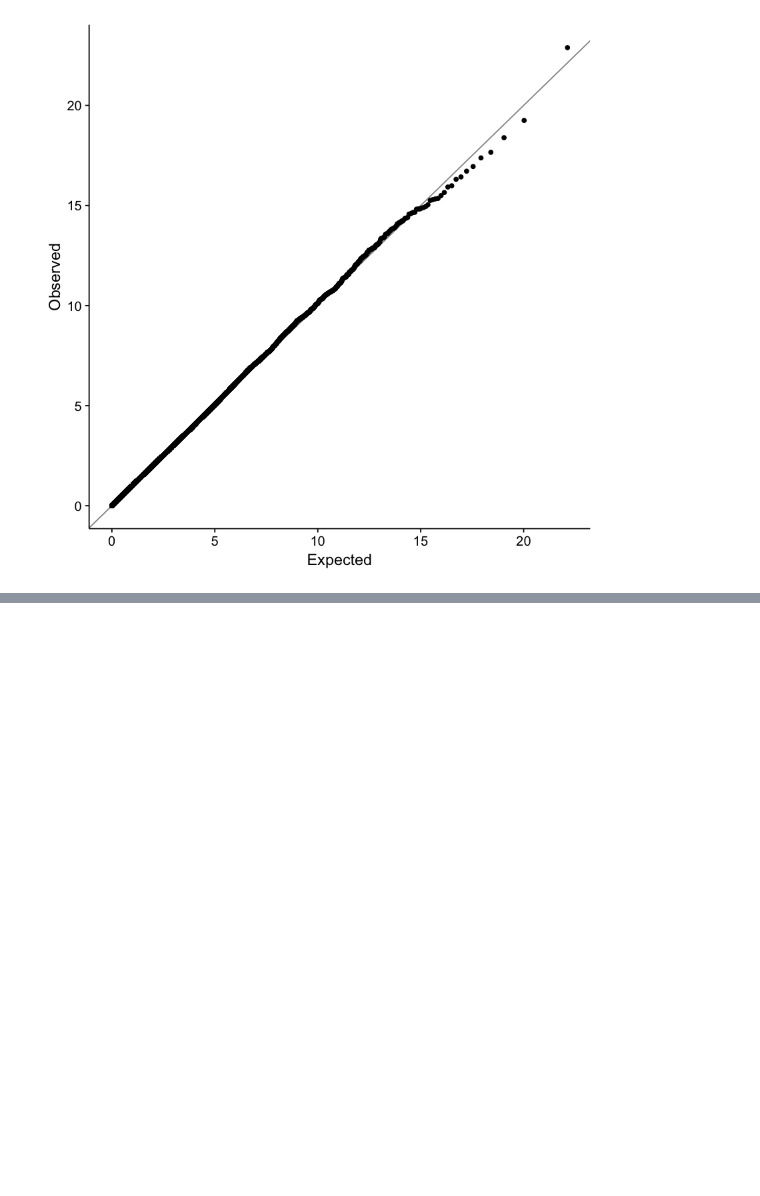
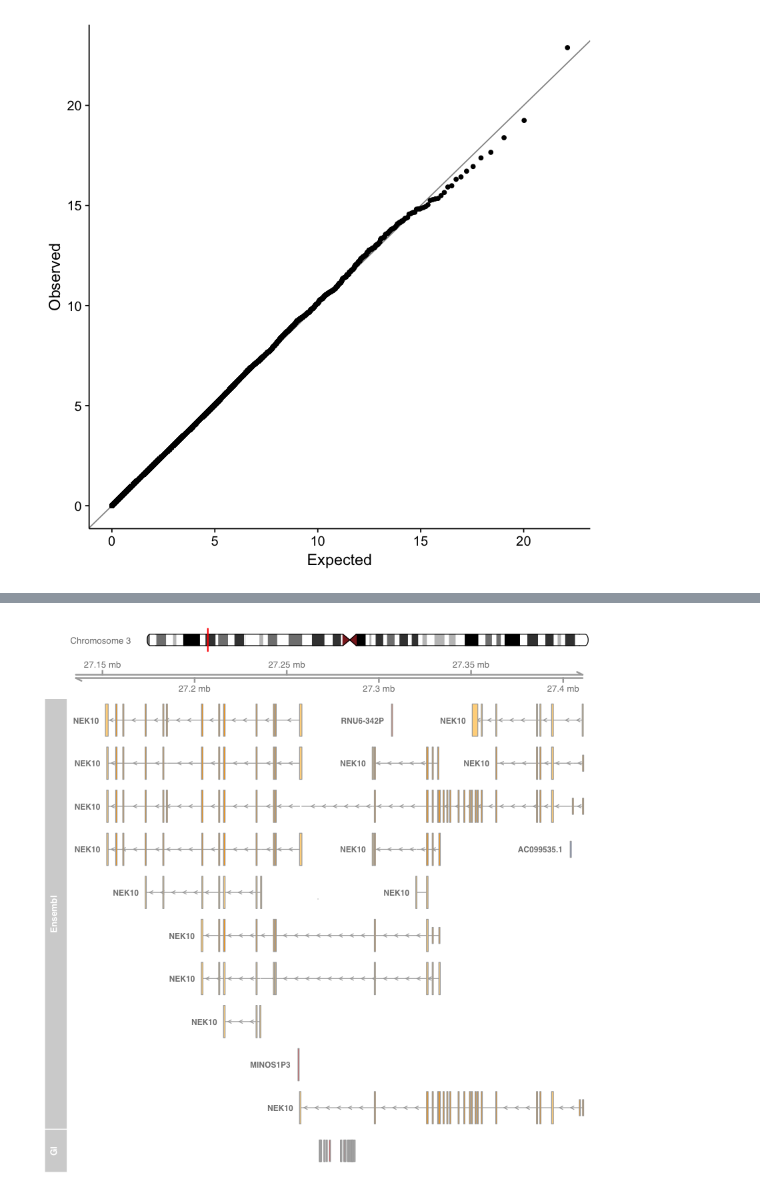
Before and after one commit to hclimente/genewa, a Jupyter notebook: logbook/genesis_exploration_1.ipynb, the cells around one changed output, grey strips where cells are left out. Saved outputs shown, nothing was run; the diff lists cells and outputs as text; code cells hidden in the pictures; blank space fills up the shorter version.

```diff
--- a/logbook/genesis_exploration_1.ipynb
+++ b/logbook/genesis_exploration_1.ipynb
@@ -119,0 +207,19 @@ ggplot(as.data.frame(chi2), aes(sample = chi2)) +
+# %%
+mapN10 <- map %>%
+        filter(chr != 10)
+
+giTrack <- getSnpTrack(mapN10, mapN10$gi, "GI")
+
+itrack <- IdeogramTrack(genome = genome(giTrack), chromosome = names(genome(giTrack)))
+gtrack <- GenomeAxisTrack()
+
+biomTrack <- BiomartGeneRegionTrack(genome = "hg19",
+                                    chromosome = names(genome(giTrack)),
+                                    start = min(start(range(giTrack))),
+                                    end = max(end(range(giTrack))),
+                                    name="Ensembl")
+
+plotTracks(list(itrack, gtrack, biomTrack, giTrack), showId = TRUE,
+           Selected = "red", Unselected = "grey80")
+# %% [output]
+[figure, added]
```
Also changed, not shown: parts of 11 cells of this notebook.
